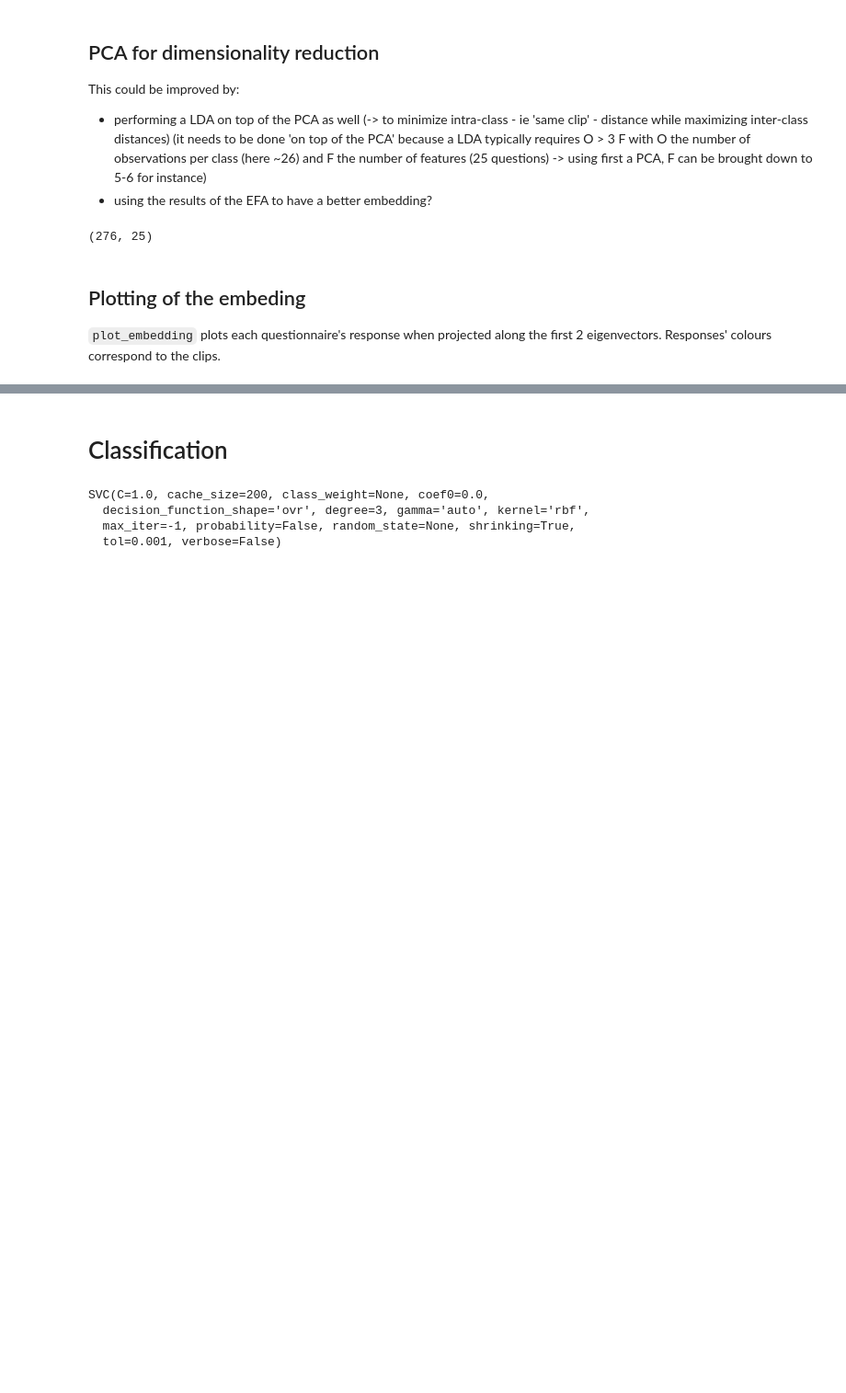
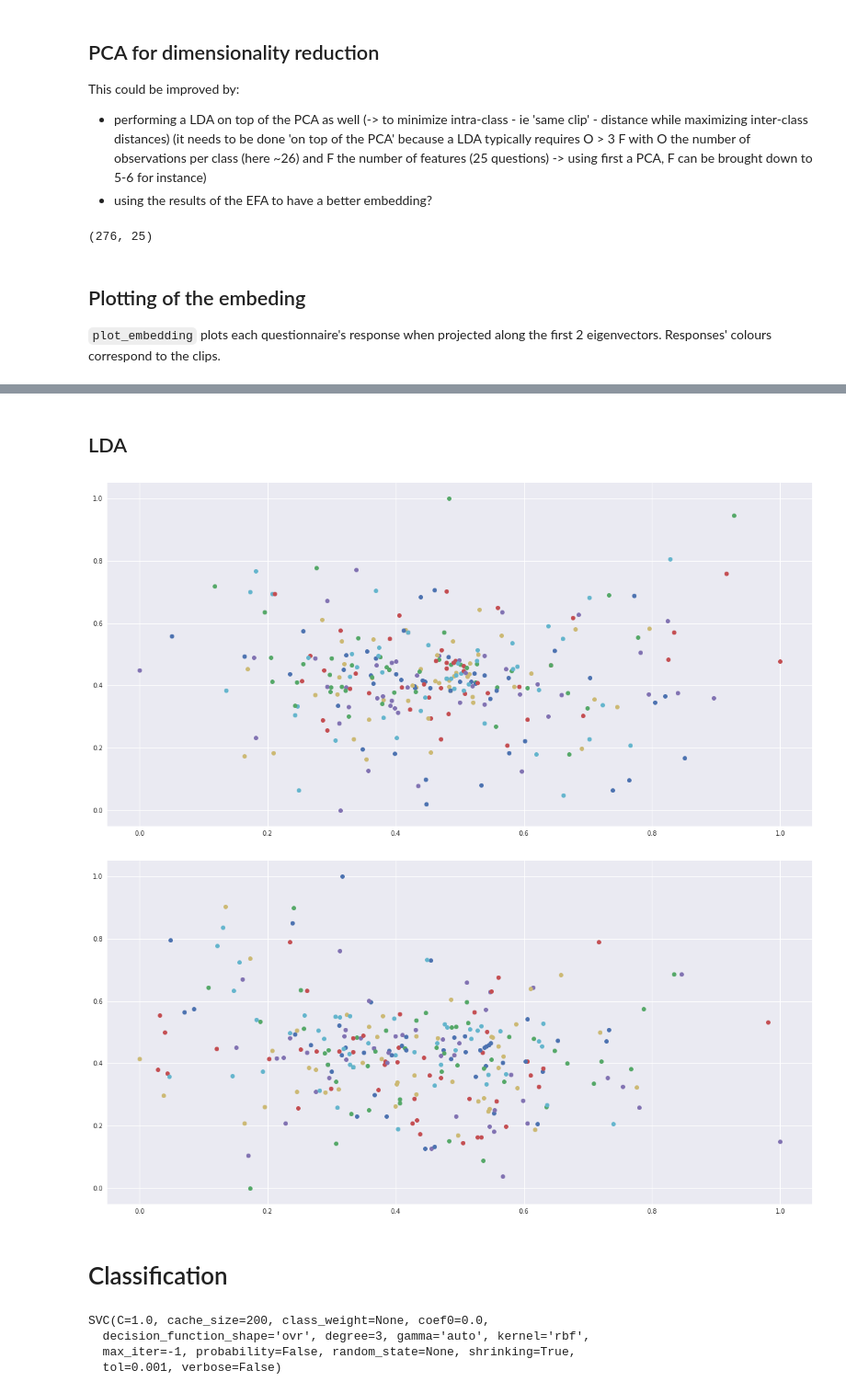
Before and after one commit to severin-lemaignan/pinsoro-kinematics, a Jupyter notebook: classification.ipynb, the cells around one changed output, grey strips where cells are left out. Shown at 92% size. Saved outputs shown, nothing was run; the diff lists cells and outputs as text; code cells hidden in the pictures; blank space fills up the shorter version.

```diff
--- a/classification.ipynb
+++ b/classification.ipynb
@@ -97,0 +99,2 @@ array([[ 0.17548592,  0.15016615,  0.14538466,  0.05376097,  0.13633354,
+# %% [markdown]
+## LDA
@@ -98,3 +108,9 @@ array([[ 0.17548592,  0.15016615,  0.14538466,  0.05376097,  0.13633354,
+# %%
+plot_embedding(lda.transform(pca.transform(training)), training_labels)
+plot_embedding(lda.transform(pca.transform(testing)), testing_labels)
+# %% [output]
+[figure, added]
+[figure, added]
 # %% [markdown]
 # Classification
 # %%
```
Also changed, not shown: parts of 11 cells of this notebook.
